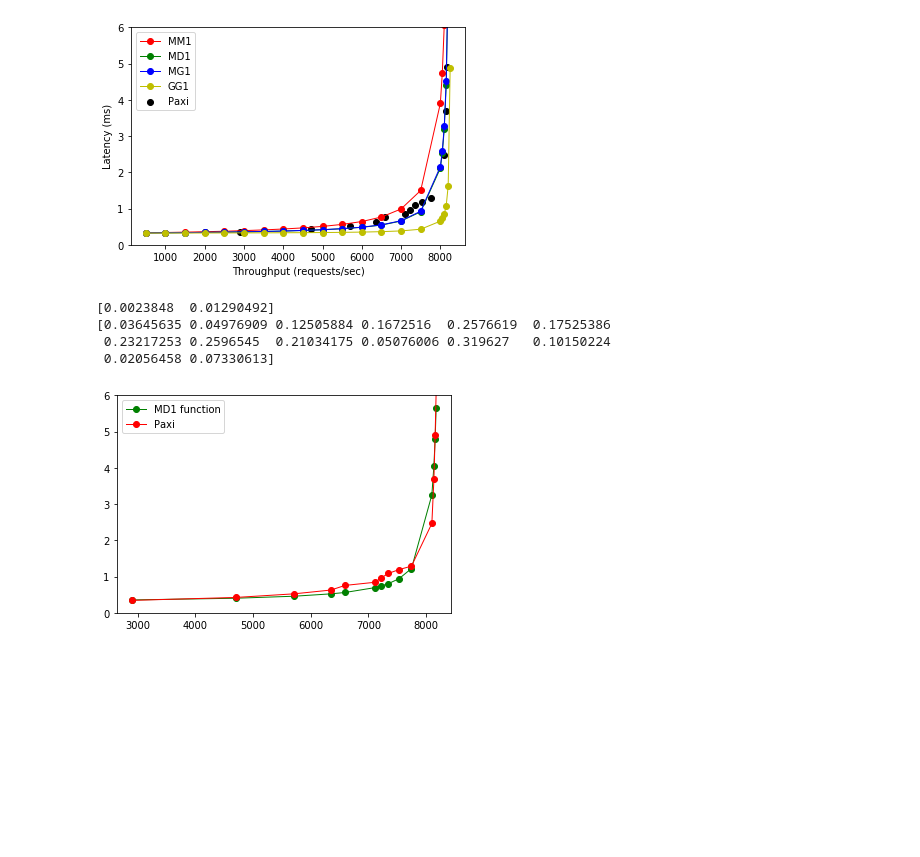
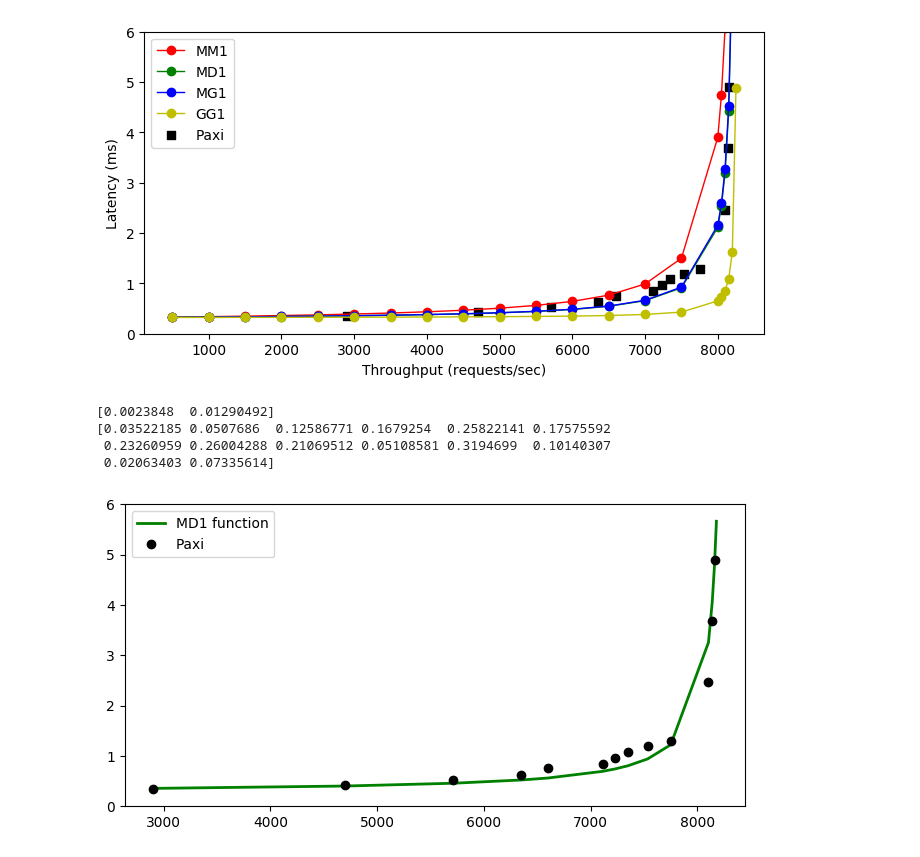
Before and after one commit to ailidani/paxi, a Jupyter notebook: model/queue.ipynb, the cells around one changed output. Cells and saved outputs as stored; diff of their text form; code cells hidden in the pictures; blank space fills up the shorter version.

```diff
--- a/model/queue.ipynb
+++ b/model/queue.ipynb
@@ -115,32 +116,33 @@ plt.show()
 # %%
 #plt.rcParams['figure.figsize'] = [10, 5]
+fig = plt.figure(figsize=(8,4), dpi=100)
 plt.xlabel('Throughput (requests/sec)')
 plt.ylabel('Latency (ms)')
 plt.rc('lines', linewidth=1)
 plt.rc('axes', prop_cycle=(cycler('color', ['r', 'g', 'b', 'y', 'k'])))
 
 paxi_x = np.array([2897.821033, 4700.363003, 5711.557828, 6351.055813, 6597.175963, 7112.43527, 7228.064433, 7348.416399, 7534.46842, 7749.696612, 8103.147209, 8138.567345, 8160.13128, 8177.766617])
 paxi_y = np.array([0.342846, 0.423408, 0.523102, 0.62779, 0.755871, 0.841579, 0.966354, 1.086812, 1.192585, 1.287986, 2.464811, 3.68257, 4.899402, 6.110673])
 #plt.plot(paxi_x, paxi_y, marker='o', label="Paxi")
-plt.scatter(paxi_x, paxi_y, marker='o', c='k', label="Paxi")
+plt.scatter(paxi_x, paxi_y, marker='s', c='k', label="Paxi")
 
 x, y = curve(9, "mm1")
 plt.plot(x, y, marker='o', label="MM1")
 
 x, y = curve(9, "md1")
 plt.plot(x, y, marker='o', label="MD1")
 
 x, y = curve(9, "mg1")
 plt.plot(x, y, marker='o', label="MG1")
 
 x, y = curve(9, "gg1")
 plt.plot(x, y, marker='o', label="GG1")
 
 plt.ylim(0.0, 6.0)
 plt.legend(loc='best')
 plt.show()
 # %% [output]
-[figure, old version]
+[figure, new version]
 # %%
 y = paxi_y[:]
 x = paxi_x[:] / 1000.0
@@ -151,8 +153,10 @@ def f(x, cs, cd):
     return md1(x, mu) + service + rtt
 
 params, params_covariance = optimize.curve_fit(f, x, y, p0=[mu_ser, mu_des])
-plt.plot(paxi_x, f(paxi_x/1000.0, *params), 'go-', label='MD1 function')
-plt.plot(paxi_x, paxi_y, marker='o', label="Paxi")
+
+fig = plt.figure(figsize=(8,4), dpi=100)
+plt.plot(paxi_x, f(paxi_x/1000.0, *params), 'g-', label='MD1 function', linewidth=2.0)
+plt.plot(paxi_x, paxi_y, 'k ', marker='o', label="Paxi")
 plt.ylim(0.0, 6.0)
 plt.legend(loc='best')
 print(params)
@@ -162,7 +166,7 @@ err = abs(model_y - paxi_y) / paxi_y
 print(err)
 # %% [output]
 [0.0023848  0.01290492]
-[0.03645635 0.04976909 0.12505884 0.1672516  0.2576619  0.17525386
- 0.23217253 0.2596545  0.21034175 0.05076006 0.319627   0.10150224
- 0.02056458 0.07330613]
+[0.03522185 0.0507686  0.12586771 0.1679254  0.25822141 0.17575592
+ 0.23260959 0.26004288 0.21069512 0.05108581 0.3194699  0.10140307
+ 0.02063403 0.07335614]
-[figure, old version]
+[figure, new version]
```
Also changed, not shown: parts of 1 cell of this notebook.
